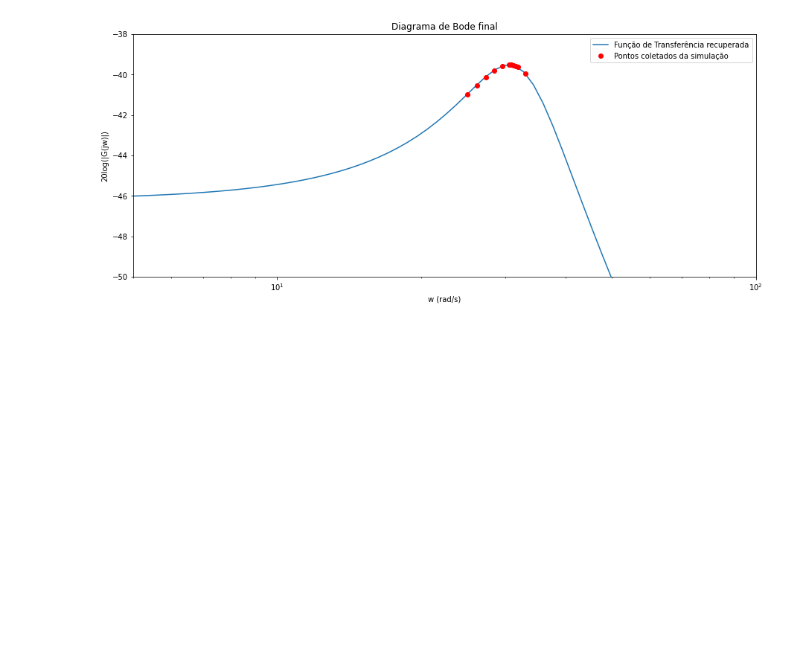
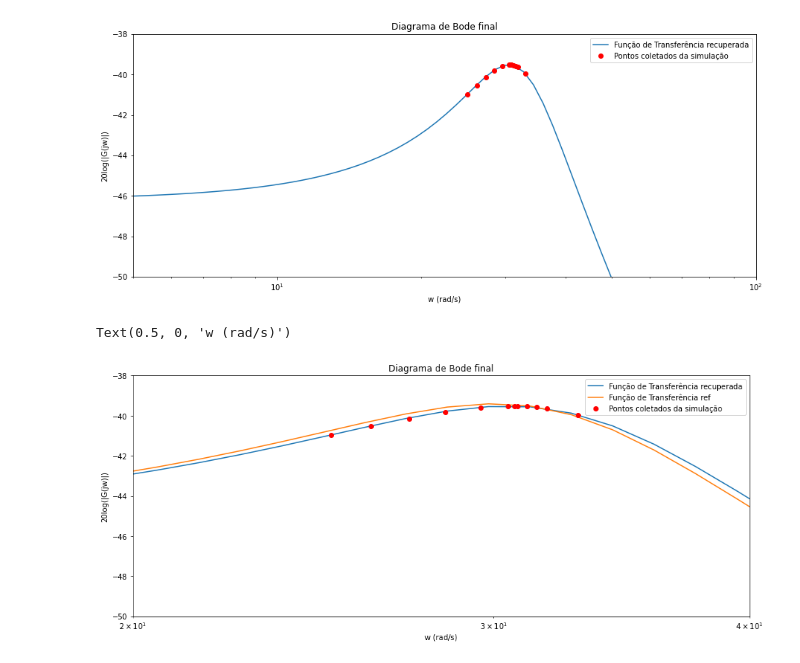
Before and after one commit to gnsoares/ea619_v2, a Jupyter notebook: exp6/bode_new.ipynb, the cells around one changed output. Cells and saved outputs as stored; diff of their text form; code cells hidden in the pictures; blank space fills up the shorter version.

```diff
--- a/exp6/bode_new.ipynb
+++ b/exp6/bode_new.ipynb
@@ -115,3 +115,7 @@ b = 2*epsilon*np.sqrt(m*k)
 m, k, b
 # %% [output]
 (0.20267867352763194, 212.78037592871004, 3.134528708131448)
+# %%
+M, K, B = .2, 203, 3
+m_err, k_err, b_err = (m-M)/M, (k-K)/K, (b-B)/B
+m_err*100, k_err*100, b_err*100
@@ -132,3 +142,20 @@ plt.xlabel("w (rad/s)")
 # %% [output]
 Text(0.5, 0, 'w (rad/s)')
 [figure]
+# %%
+w_ref, mag_ref, phase_ref = bode(TransferFunction([DC*K], [M, B, K]))
+plt.figure(figsize=(15, 6))
+plt.xscale('log')
+plt.plot(w, mag, label="Função de Transferência recuperada")
+plt.plot(w_ref, mag_ref, label="Função de Transferência ref")
+plt.plot(omegas, amps_bode, 'ro', label="Pontos coletados da simulação")
+plt.ylim(-50, -38)
+plt.xlim(20, 40)
+plt.legend()
+plt.title("Diagrama de Bode final")
+plt.ylabel("20log(|G(jw)|)")
+plt.xlabel("w (rad/s)")
+#plt.legend()
+# %% [output]
+Text(0.5, 0, 'w (rad/s)')
+[figure, added]
```
Also changed, not shown: parts of 2 cells of this notebook.
